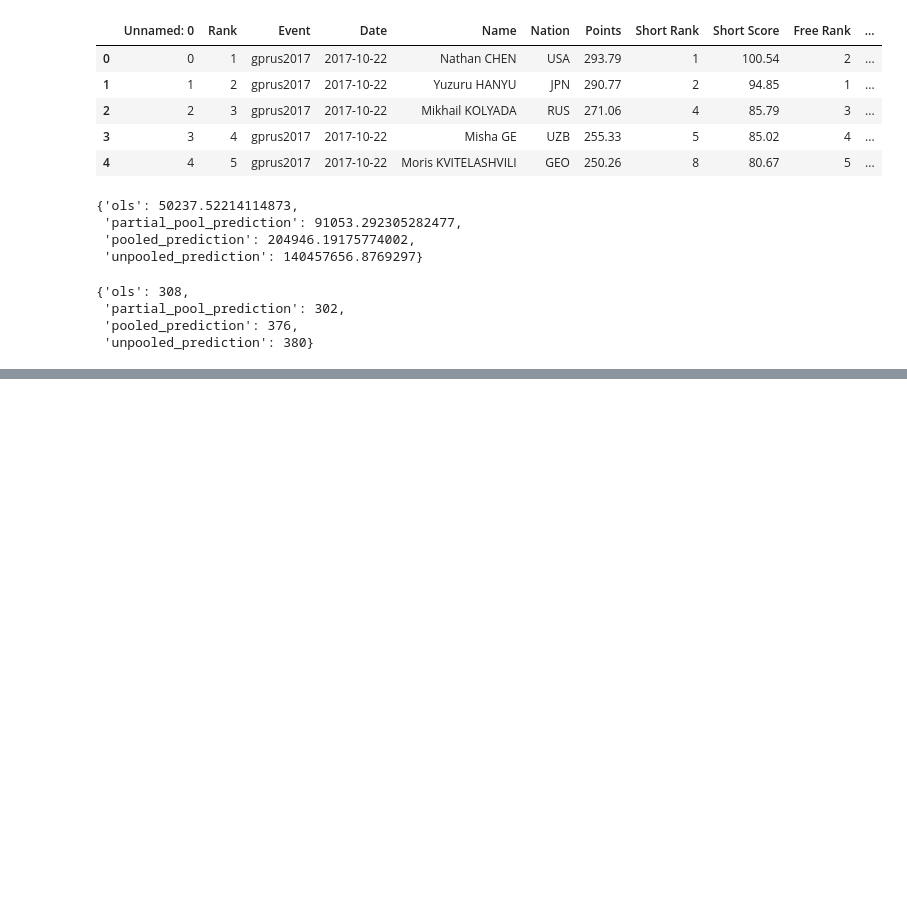
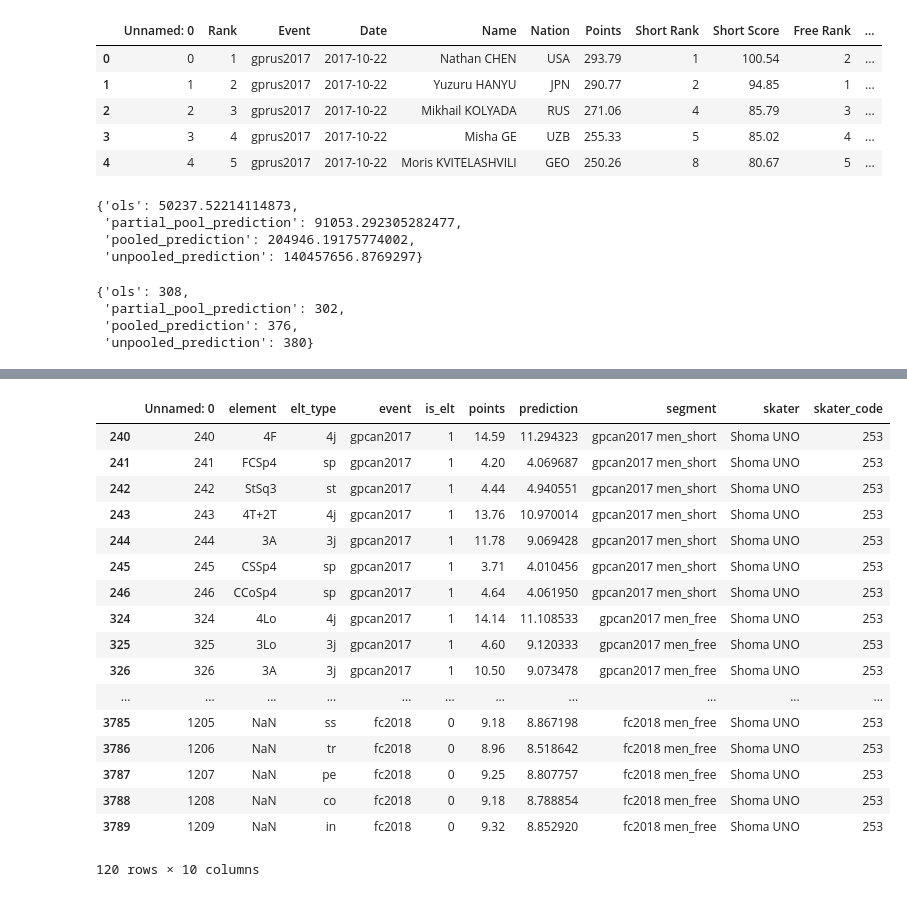
Before and after one commit to mengyazhu96/figure-skating-analysis, a Jupyter notebook: code/compare_models.ipynb, the cells around one changed output, grey strips where cells are left out. Cells and saved outputs as stored; diff of their text form; code cells hidden in the pictures; blank space fills up the shorter version.

```diff
--- a/code/compare_models.ipynb
+++ b/code/compare_models.ipynb
@@ -203,0 +297,21 @@ rank_mistakes
+# %%
+predictions2[predictions2.skater == 'Shoma UNO']
+# %% [output]
+|  | Unnamed: 0 | element | elt_type | event | is_elt | points | prediction | segment | skater | skater_code |
+| 240 | 240 | 4F | 4j | gpcan2017 | 1 | 14.59 | 11.294323 | gpcan2017 men_short | Shoma UNO | 253 |
+| 241 | 241 | FCSp4 | sp | gpcan2017 | 1 | 4.20 | 4.069687 | gpcan2017 men_short | Shoma UNO | 253 |
+| 242 | 242 | StSq3 | st | gpcan2017 | 1 | 4.44 | 4.940551 | gpcan2017 men_short | Shoma UNO | 253 |
+| 243 | 243 | 4T+2T | 4j | gpcan2017 | 1 | 13.76 | 10.970014 | gpcan2017 men_short | Shoma UNO | 253 |
+| 244 | 244 | 3A | 3j | gpcan2017 | 1 | 11.78 | 9.069428 | gpcan2017 men_short | Shoma UNO | 253 |
+| 245 | 245 | CSSp4 | sp | gpcan2017 | 1 | 3.71 | 4.010456 | gpcan2017 men_short | Shoma UNO | 253 |
+| 246 | 246 | CCoSp4 | sp | gpcan2017 | 1 | 4.64 | 4.061950 | gpcan2017 men_short | Shoma UNO | 253 |
+| 324 | 324 | 4Lo | 4j | gpcan2017 | 1 | 14.14 | 11.108533 | gpcan2017 men_free | Shoma UNO | 253 |
+| 325 | 325 | 3Lo | 3j | gpcan2017 | 1 | 4.60 | 9.120333 | gpcan2017 men_free | Shoma UNO | 253 |
+| 326 | 326 | 3A | 3j | gpcan2017 | 1 | 10.50 | 9.073478 | gpcan2017 men_free | Shoma UNO | 253 |
+| ... | ... | ... | ... | ... | ... | ... | ... | ... | ... | ... |
+| 3785 | 1205 | NaN | ss | fc2018 | 0 | 9.18 | 8.867198 | fc2018 men_free | Shoma UNO | 253 |
+| 3786 | 1206 | NaN | tr | fc2018 | 0 | 8.96 | 8.518642 | fc2018 men_free | Shoma UNO | 253 |
+| 3787 | 1207 | NaN | pe | fc2018 | 0 | 9.25 | 8.807757 | fc2018 men_free | Shoma UNO | 253 |
+| 3788 | 1208 | NaN | co | fc2018 | 0 | 9.18 | 8.788854 | fc2018 men_free | Shoma UNO | 253 |
+| 3789 | 1209 | NaN | in | fc2018 | 0 | 9.32 | 8.852920 | fc2018 men_free | Shoma UNO | 253 |
+120 rows × 10 columns
```
Also changed, not shown: parts of 16 cells of this notebook, 5 other files.
